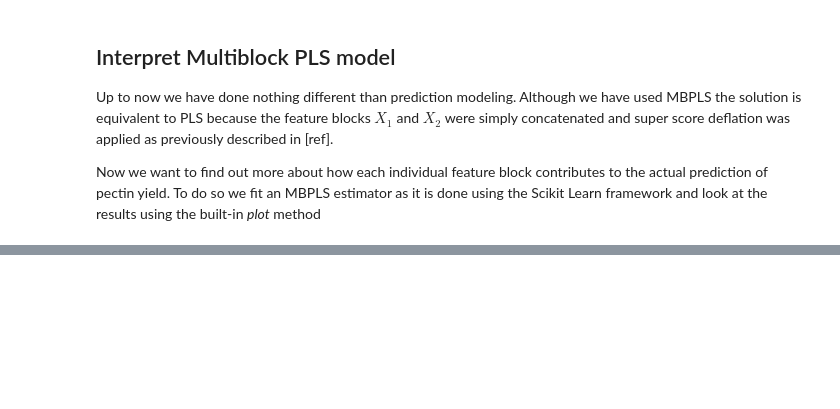
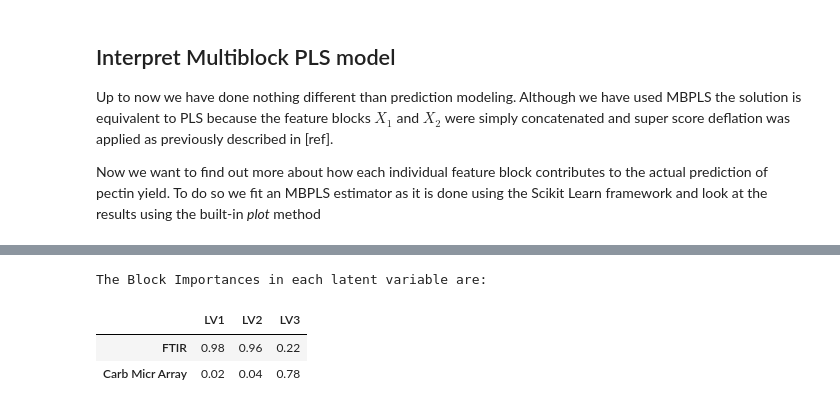
Before and after one commit to DTUComputeStatisticsAndDataAnalysis/MBPLS, a Jupyter notebook: examples/MBPLS_intro/MultiblockPLS_PectinYield.ipynb, the cells around one changed output, grey strips where cells are left out. Saved outputs shown, nothing was run; the diff lists cells and outputs as text; code cells hidden in the pictures; blank space fills up the shorter version.

```diff
--- a/examples/MBPLS_intro/MultiblockPLS_PectinYield.ipynb
+++ b/examples/MBPLS_intro/MultiblockPLS_PectinYield.ipynb
@@ -102,0 +162,9 @@ BIP_corrected
+# %%
+print('The Block Importances in each latent variable are:')
+BIP = pd.DataFrame(mbpls.A_.round(2), columns=['LV1', 'LV2', 'LV3'], index=['FTIR', 'Carb Micr Array'])
+BIP
+# %% [output]
+The Block Importances in each latent variable are:
+|  | LV1 | LV2 | LV3 |
+| FTIR | 0.98 | 0.96 | 0.22 |
+| Carb Micr Array | 0.02 | 0.04 | 0.78 |
```
Also changed, not shown: parts of 12 cells of this notebook.
